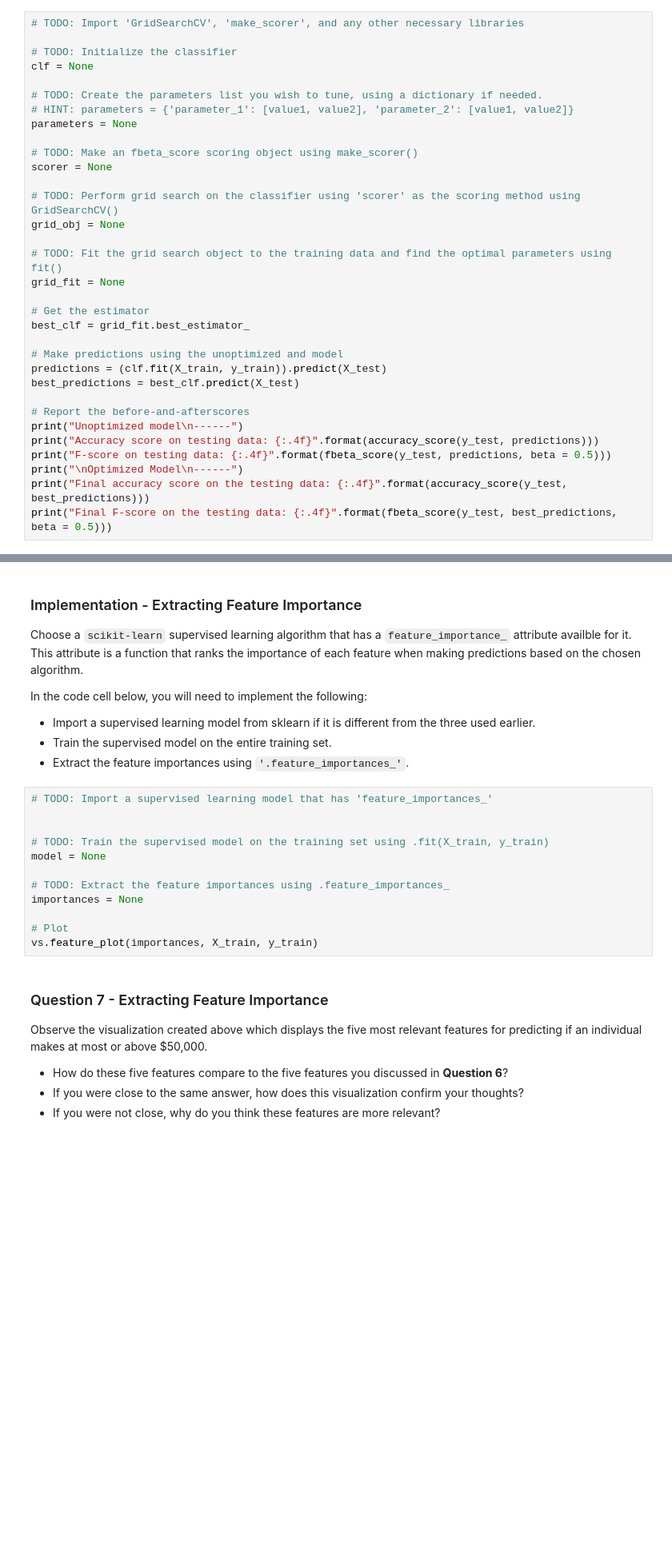
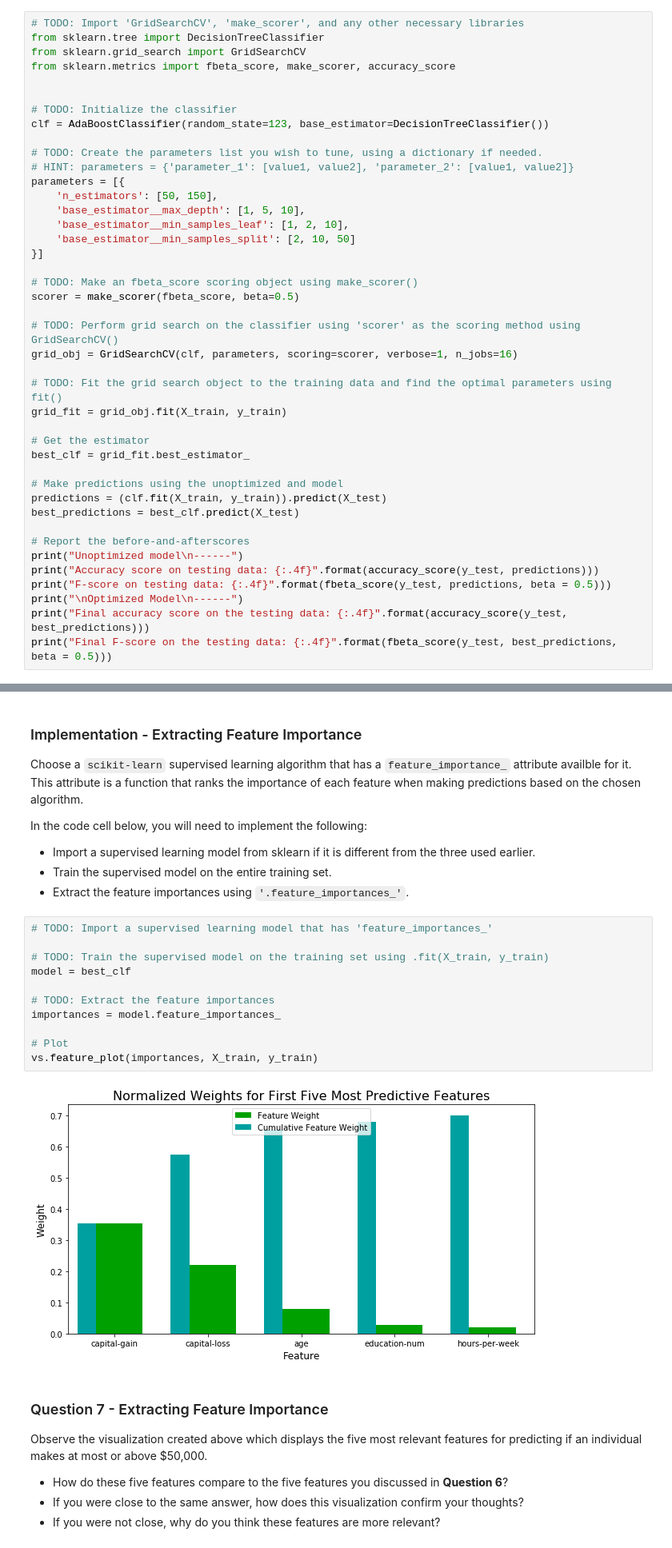
Before and after one commit to sauloguerra/machine-learning, a Jupyter notebook: projects/finding_donors/finding_donors.ipynb, the cells around one changed output, grey strips where cells are left out. Shown at 80% size. Drawn from its saved outputs; the diff is of its cells as text; blank space fills up the shorter version.

```diff
--- a/projects/finding_donors/finding_donors.ipynb
+++ b/projects/finding_donors/finding_donors.ipynb
@@ -470,22 +557,31 @@ Fine tune the chosen model. Use grid search (`GridSearchCV`) with at least one i
 **Note:** Depending on the algorithm chosen and the parameter list, the following implementation may take some time to run!
 # %%
 # TODO: Import 'GridSearchCV', 'make_scorer', and any other necessary libraries
+from sklearn.tree import DecisionTreeClassifier
+from sklearn.grid_search import GridSearchCV
+from sklearn.metrics import fbeta_score, make_scorer, accuracy_score
+
 
 # TODO: Initialize the classifier
-clf = None
+clf = AdaBoostClassifier(random_state=123, base_estimator=DecisionTreeClassifier())
 
 # TODO: Create the parameters list you wish to tune, using a dictionary if needed.
 # HINT: parameters = {'parameter_1': [value1, value2], 'parameter_2': [value1, value2]}
-parameters = None
+parameters = [{
+    'n_estimators': [50, 150],
+    'base_estimator__max_depth': [1, 5, 10],
+    'base_estimator__min_samples_leaf': [1, 2, 10],
+    'base_estimator__min_samples_split': [2, 10, 50]
+}]
 
 # TODO: Make an fbeta_score scoring object using make_scorer()
-scorer = None
+scorer = make_scorer(fbeta_score, beta=0.5)
 
 # TODO: Perform grid search on the classifier using 'scorer' as the scoring method using GridSearchCV()
-grid_obj = None
+grid_obj = GridSearchCV(clf, parameters, scoring=scorer, verbose=1, n_jobs=16)
 
 # TODO: Fit the grid search object to the training data and find the optimal parameters using fit()
-grid_fit = None
+grid_fit = grid_obj.fit(X_train, y_train)
 
 # Get the estimator
 best_clf = grid_fit.best_estimator_
@@ -541,15 +664,16 @@ In the code cell below, you will need to implement the following:
 # %%
 # TODO: Import a supervised learning model that has 'feature_importances_'
 
+# TODO: Train the supervised model on the training set using .fit(X_train, y_train)
+model = best_clf
 
-# TODO: Train the supervised model on the training set using .fit(X_train, y_train)
-model = None
-
-# TODO: Extract the feature importances using .feature_importances_
-importances = None
+# TODO: Extract the feature importances
+importances = model.feature_importances_
 
 # Plot
 vs.feature_plot(importances, X_train, y_train)
+# %% [output]
+[figure, added]
 # %% [markdown]
 ### Question 7 - Extracting Feature Importance
 
```
Also changed, not shown: parts of 16 cells of this notebook, 1 other file.
